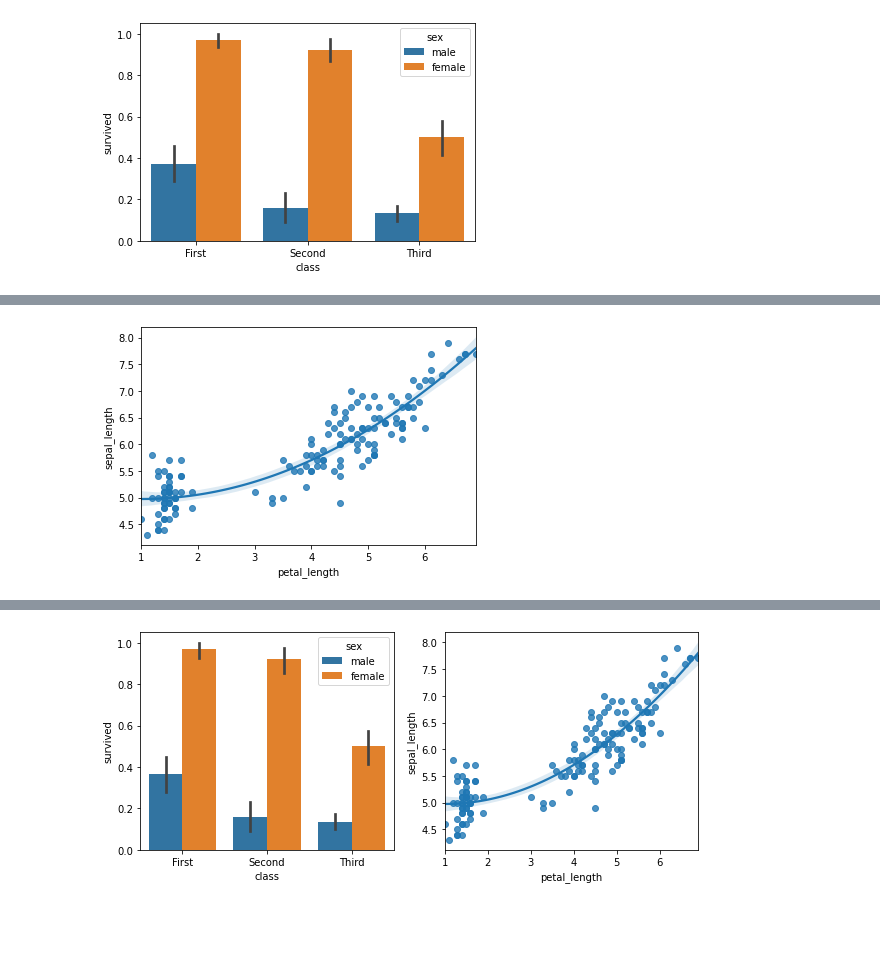
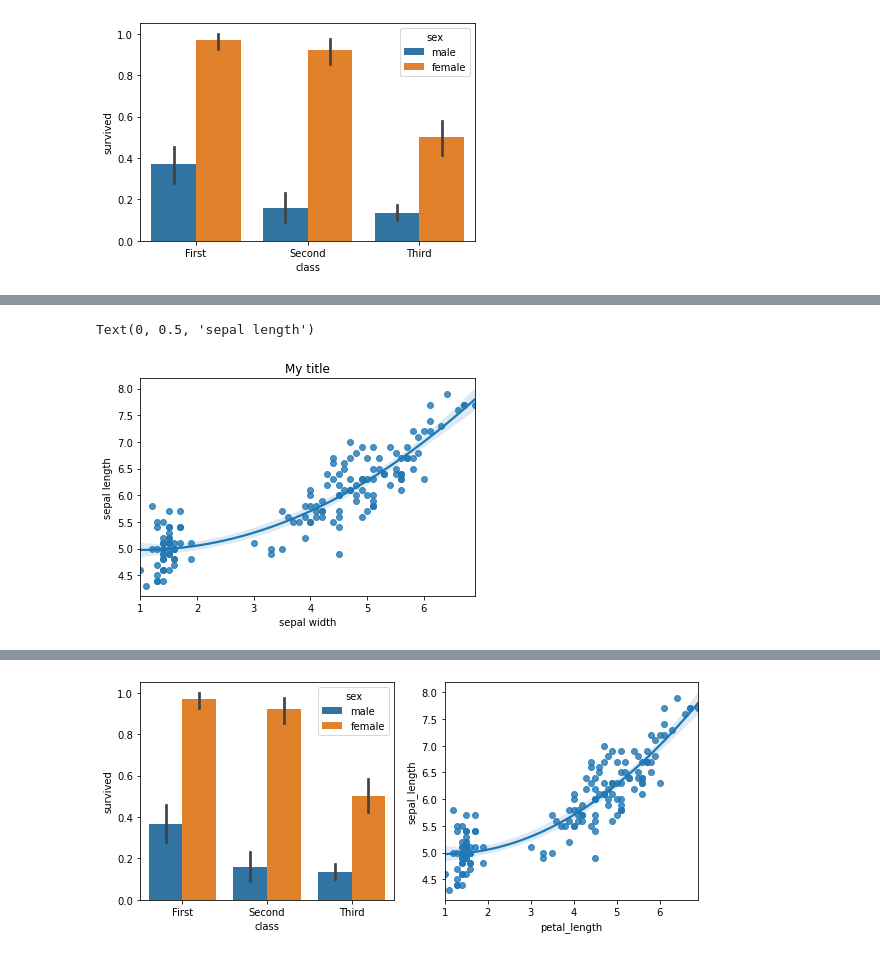
Before and after one commit to Gustavduus/Group-59, a Jupyter notebook: assignment_1.ipynb, the cells around one changed output, grey strips where cells are left out. Cells and saved outputs as stored; diff of their text form; code cells hidden in the pictures; blank space fills up the shorter version.

```diff
--- a/assignment_1.ipynb
+++ b/assignment_1.ipynb
@@ -44,9 +46,17 @@ ax1=sns.barplot(x='class', y='survived', hue='sex', data=titanic)
 >> _Hint:_ use the `.regplot` method from seaborn.
 # %%
 # YOUR CODE HERE
-ax2 = sns.regplot(x='petal_length', y='sepal_length', data=iris, order=2)
+
+ax2 = sns.regplot(x='petal_length',
+                  y='sepal_length',
+                  data=iris, order=2)
+
+plt.title('My title')
+plt.xlabel('sepal width')
+plt.ylabel('sepal length')
 # %% [output]
+Text(0, 0.5, 'sepal length')
-[figure, old version]
+[figure, new version]
 # %% [markdown]
 > **Ex. 3.2.3:** Combine the two of the figures you created above into a two-panel figure similar to the one shown here:
 > <img src="Example.png" alt="Drawing" style="width: 600px;"/>
```
Also changed, not shown: parts of 2 cells of this notebook, 1 other file.
